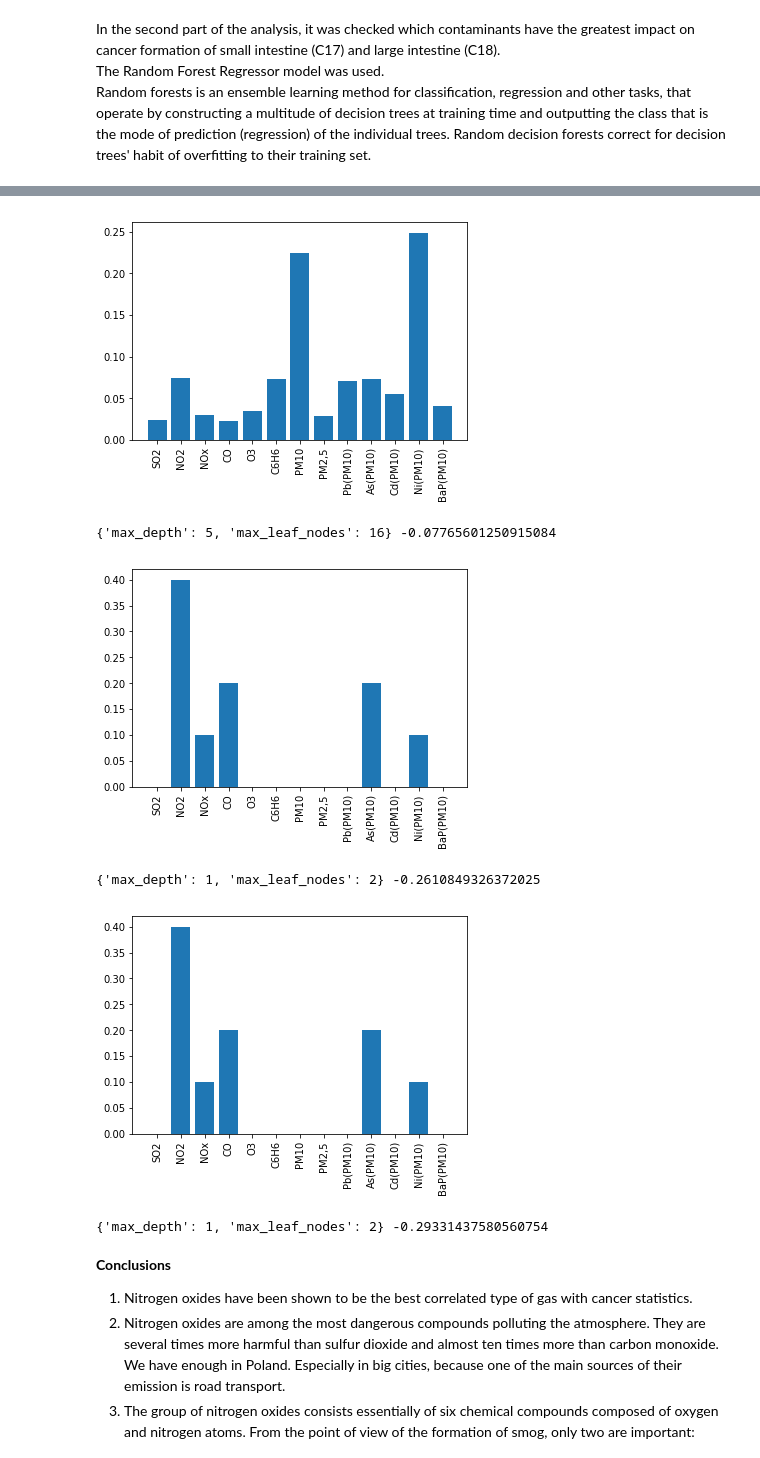
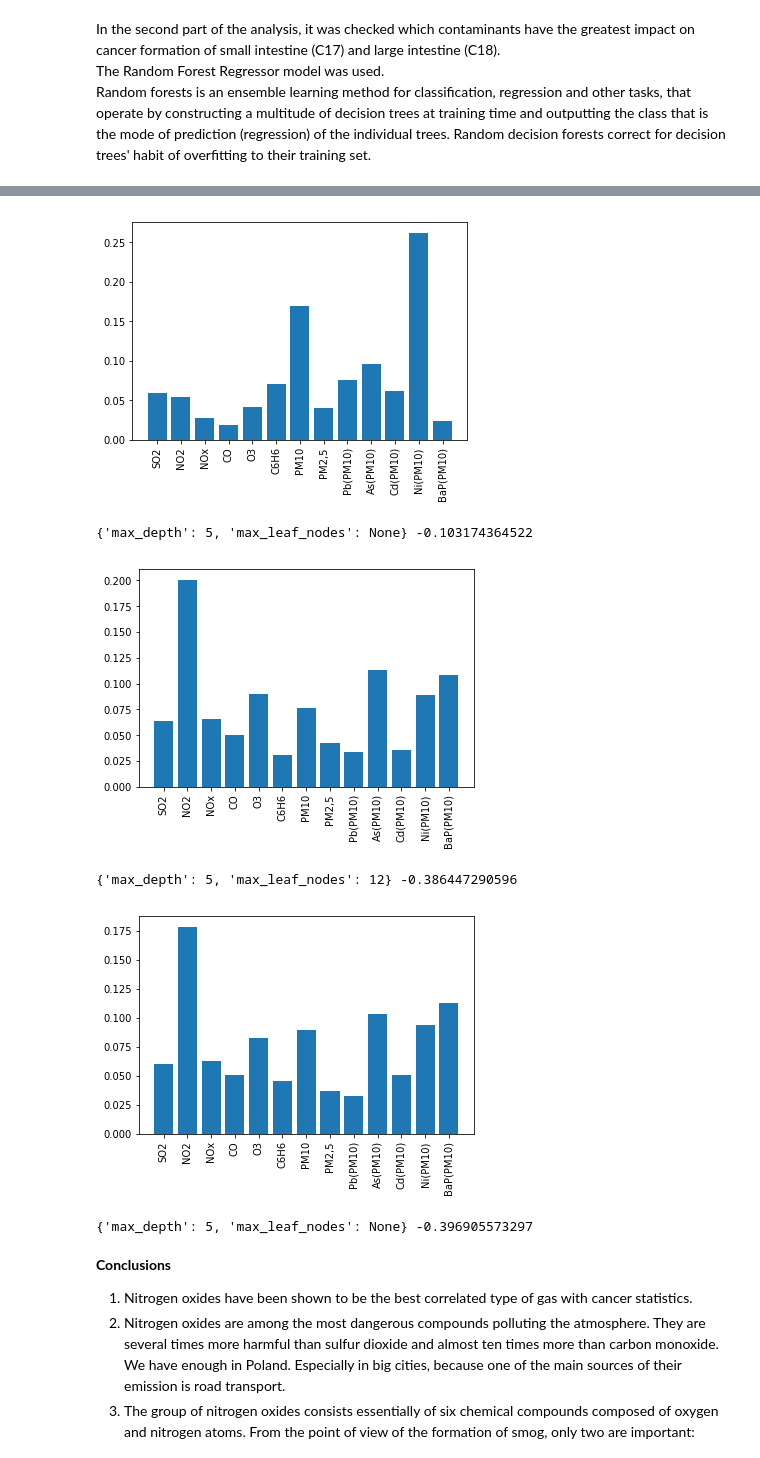
Before and after one commit to ntusnio/CV, a Jupyter notebook: Projekt rak.ipynb, the cells around one changed output, grey strips where cells are left out. Drawn from its saved outputs; the diff is of its cells as text; code cells hidden in the pictures.

```diff
--- a/Projekt rak.ipynb
+++ b/Projekt rak.ipynb
@@ -284,32 +284,32 @@ df18=przygotuj_dane(18)
 # %%
 from sklearn.ensemble import RandomForestRegressor
 from sklearn.model_selection import GridSearchCV
 gazy=['SO2','NO2','NOx','CO','O3','C6H6','PM10','PM2,5','Pb(PM10)','As(PM10)','Cd(PM10)','Ni(PM10)','BaP(PM10)']
 x=np.arange(13)
 for df in [df17,df18,df17+df18]:
     data=df.dropna()
 
     X=data.iloc[:,:-1]
     y=data.iloc[:,-1]
 
-    parameters = {'max_depth':np.arange(1,10),
-                  'max_leaf_nodes':np.arange(2,25)}
-    regr=RandomForestRegressor(random_state=0)
+    parameters={'max_depth':np.arange(5,20),
+                'max_leaf_nodes':list(np.arange(10,25))+[None]}
+    regr=RandomForestRegressor(n_estimators=50,random_state=0)
     clf=GridSearchCV(regr,parameters)
     clf.fit(X,y)
 
     plt.bar(x,clf.best_estimator_.feature_importances_)
     plt.xticks(x,gazy,rotation=90)
     plt.show()
 
     print(clf.best_params_,clf.best_score_)
 # %% [output]
-[figure, old version]
+[figure, new version]
-{'max_depth': 5, 'max_leaf_nodes': 16} -0.07765601250915084
+{'max_depth': 5, 'max_leaf_nodes': None} -0.103174364522
-[figure, old version]
+[figure, new version]
-{'max_depth': 1, 'max_leaf_nodes': 2} -0.2610849326372025
+{'max_depth': 5, 'max_leaf_nodes': 12} -0.386447290596
-[figure, old version]
+[figure, new version]
-{'max_depth': 1, 'max_leaf_nodes': 2} -0.29331437580560754
+{'max_depth': 5, 'max_leaf_nodes': None} -0.396905573297
 # %% [markdown]
 **Conclusions**<br>
 1. Nitrogen oxides have been shown to be the best correlated type of gas with cancer statistics.
```
Also changed, not shown: parts of 2 cells of this notebook.
